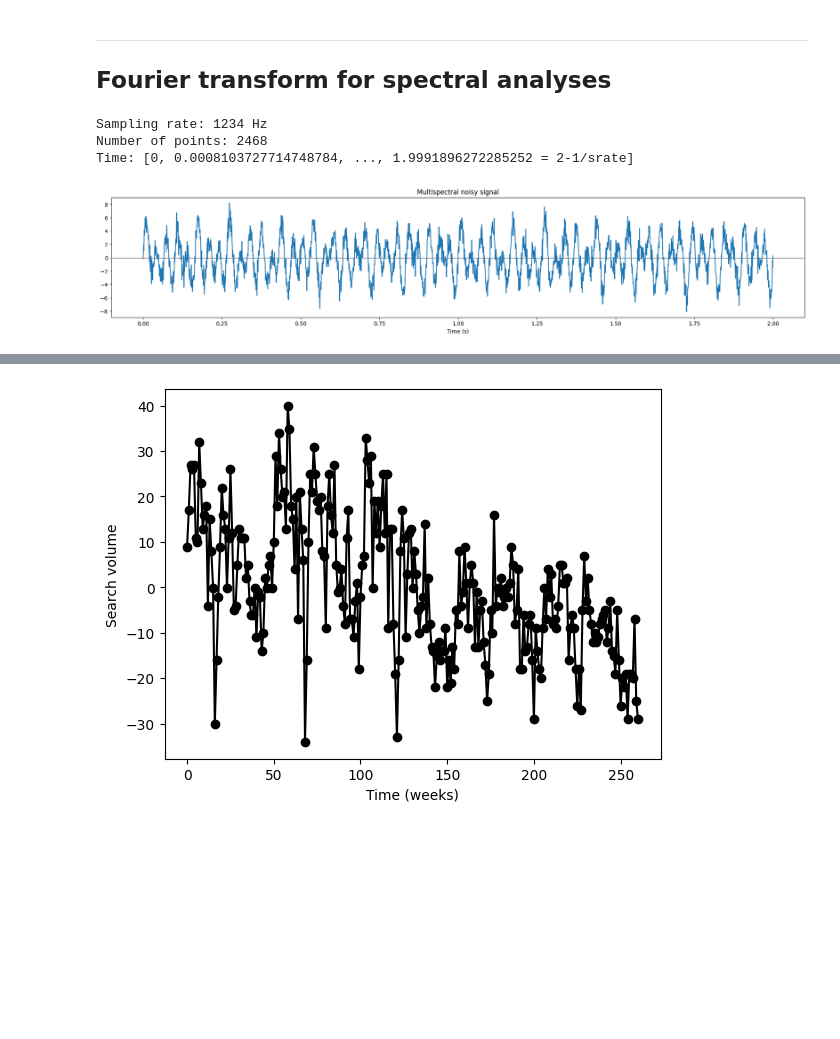
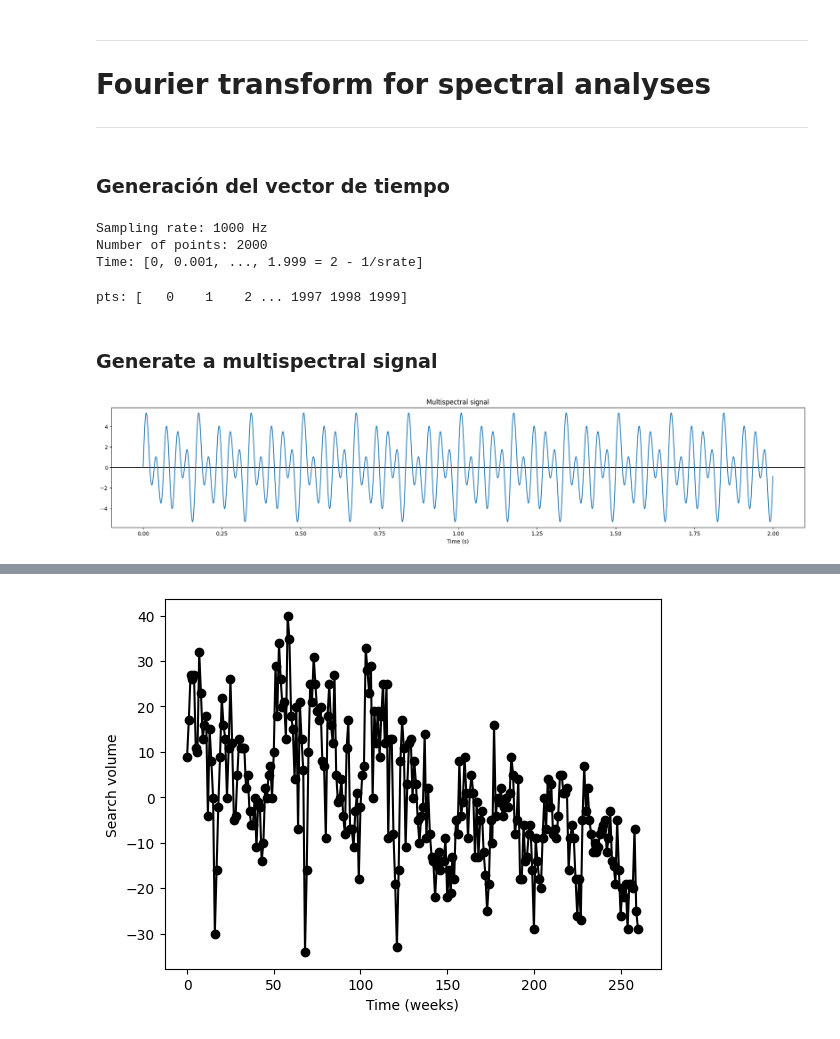
Before and after one commit to marzzelo/SignalProcessing, a Jupyter notebook: spectral/sigprocMXC_spectral MAV.ipynb, the cells around one changed output, grey strips where cells are left out. Saved outputs shown, nothing was run; the diff lists cells and outputs as text; code cells hidden in the pictures; blank space fills up the shorter version.

```diff
--- a/spectral/sigprocMXC_spectral MAV.ipynb
+++ b/spectral/sigprocMXC_spectral MAV.ipynb
@@ -30,40 +30,44 @@ def read_osc(filename):
 # %% [markdown]
 
 ---
-Fourier transform for spectral analyses
+# Fourier transform for spectral analyses
 ---
+# %% [markdown]
+### Generación del vector de tiempo
 # %%
-## Generate a multispectral noisy signal
-
 # simulation parameters
-srate = 1234  # in Hz
-npnts = srate * 2  # 2 seconds: "time points"
+srate = 1000  # in Hz
+npnts = srate * 2  # 2 seconds: "time points" (2468 points)
+pts = np.arange(0, npnts)  # 0, 1, 2, 3, ... 2467
 time = np.arange(0, npnts) / srate  # "time vector" = [0, 1/srate, ... 2 - 1/srate] ("normalized time points")
 
-print(f"Sampling rate: {srate} Hz\nNumber of points: {npnts}\nTime: [0, {time[1]}, ..., {time[-1]} = 2-1/srate]")
+print(f"Sampling rate: {srate} Hz\nNumber of points: {npnts}\nTime: [0, {time[1]}, ..., {time[-1]} = 2 - 1/srate]")
+
+print(f"pts: {pts}")
 # %% [output]
-Sampling rate: 1234 Hz
-Number of points: 2468
-Time: [0, 0.0008103727714748784, ..., 1.9991896272285252 = 2-1/srate]
+Sampling rate: 1000 Hz
+Number of points: 2000
+Time: [0, 0.001, ..., 1.999 = 2 - 1/srate]
+pts: [   0    1    2 ... 1997 1998 1999]
+# %% [markdown]
+### Generate a multispectral signal
 # %%
 # frequencies to include
-frex = [12, 19, 30]
+frex = [12, 18, 30]
+A = [1, 2, 3]  # amplitudes of the different frequencies
 
 signal = np.zeros(npnts)
 
 # loop over frequencies to create signal
-A = [1, 2, 3]  # amplitudes of the different frequencies
 for i in range(0, len(frex)):
     signal = signal + A[i] * np.sin(2 * np.pi * frex[i] * time)  # fi + 1 = [1, 2, 3]
 
-# add some noise
-signal = signal + np.random.randn(npnts)  # add some noise
 
 plt.figure(figsize=(23, 4))
 plt.axhline(0, color='black', lw=1)
-plt.title('Multispectral noisy signal')
+plt.title('Multispectral signal')
 plt.xlabel('Time (s)')  # time vector is the normalized time points
 plt.plot(time, signal)
 plt.show()  # plot the signal versus the time vector
 # %% [output]
-[figure, old version]
+[figure, new version]
```
Also changed, not shown: parts of 9 cells of this notebook.
